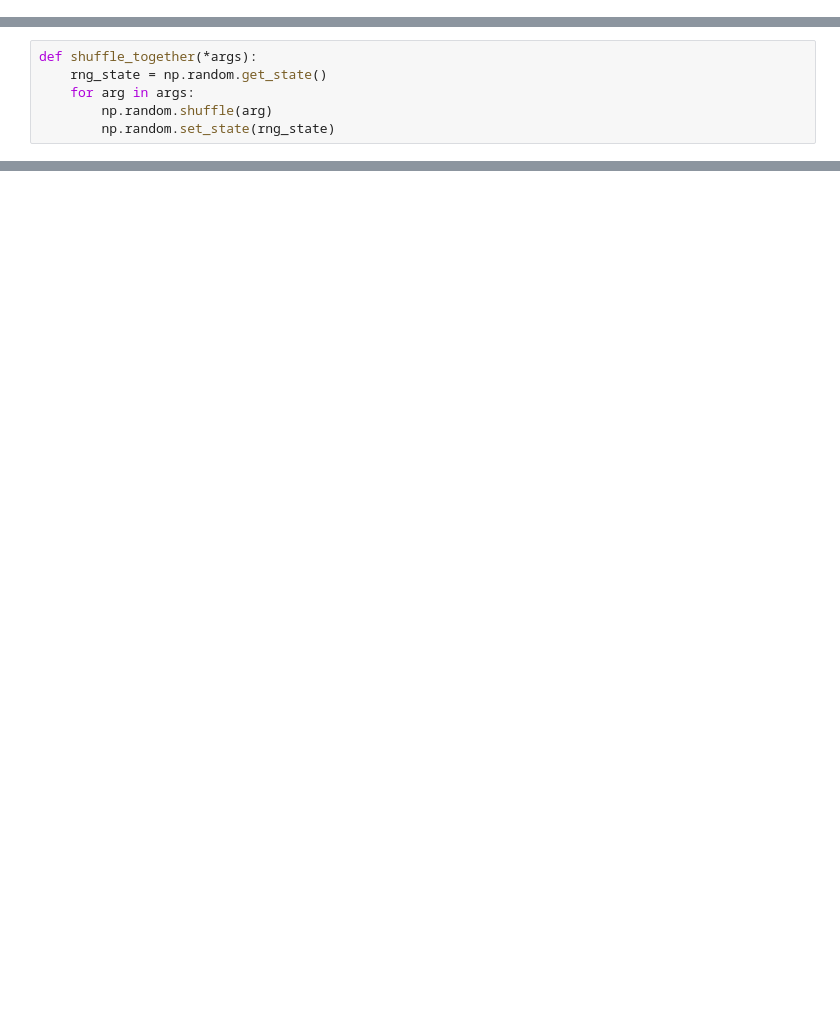
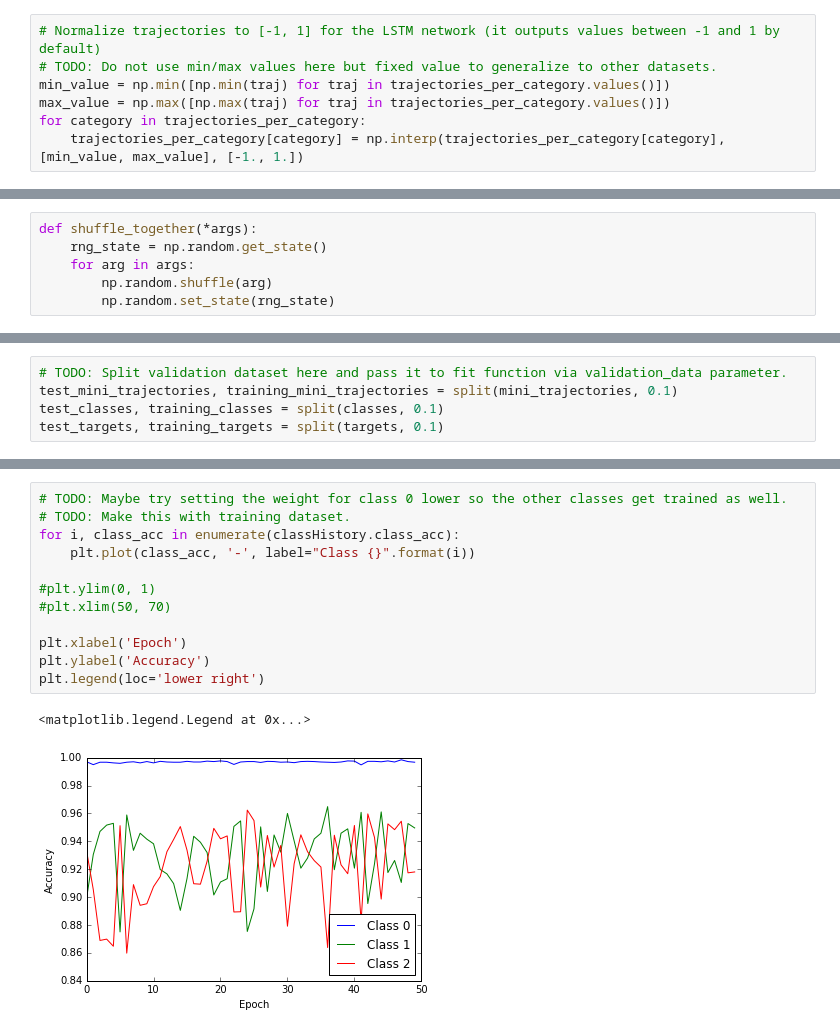
Before and after one commit to jrieke/lstm-biology, a Jupyter notebook: classification.ipynb, the cells around one changed output, grey strips where cells are left out. Drawn from its saved outputs; the diff is of its cells as text; blank space fills up the shorter version.

```diff
--- a/classification.ipynb
+++ b/classification.ipynb
@@ -44,0 +33,7 @@ trajectories_per_category['plastic'] = trajectories_per_category['plastic'][:, :
+# %%
+# Normalize trajectories to [-1, 1] for the LSTM network (it outputs values between -1 and 1 by default)
+# TODO: Do not use min/max values here but fixed value to generalize to other datasets.
+min_value = np.min([np.min(traj) for traj in trajectories_per_category.values()])
+max_value = np.max([np.max(traj) for traj in trajectories_per_category.values()])
+for category in trajectories_per_category:
+    trajectories_per_category[category] = np.interp(trajectories_per_category[category], [min_value, max_value], [-1., 1.])
@@ -113,3 +98,8 @@ array([[[ 0.        ,  0.        ,  0.        ],
+# %%
+# TODO: Split validation dataset here and pass it to fit function via validation_data parameter.
+test_mini_trajectories, training_mini_trajectories = split(mini_trajectories, 0.1)
+test_classes, training_classes = split(classes, 0.1)
+test_targets, training_targets = split(targets, 0.1)
 # %%
 # Set up the network.
 from keras.models import Sequential
@@ -154 +183,16 @@ Epoch 10/10
+# %%
+# TODO: Maybe try setting the weight for class 0 lower so the other classes get trained as well.
+# TODO: Make this with training dataset.
+for i, class_acc in enumerate(classHistory.class_acc):
+    plt.plot(class_acc, '-', label="Class {}".format(i))
+
+#plt.ylim(0, 1)
+#plt.xlim(50, 70)
+
+plt.xlabel('Epoch')
+plt.ylabel('Accuracy')
+plt.legend(loc='lower right')
+# %% [output]
+<matplotlib.legend.Legend at 0x...>
+[figure, added]
 # %%
```
Also changed, not shown: parts of 25 cells of this notebook, 1 other file.
